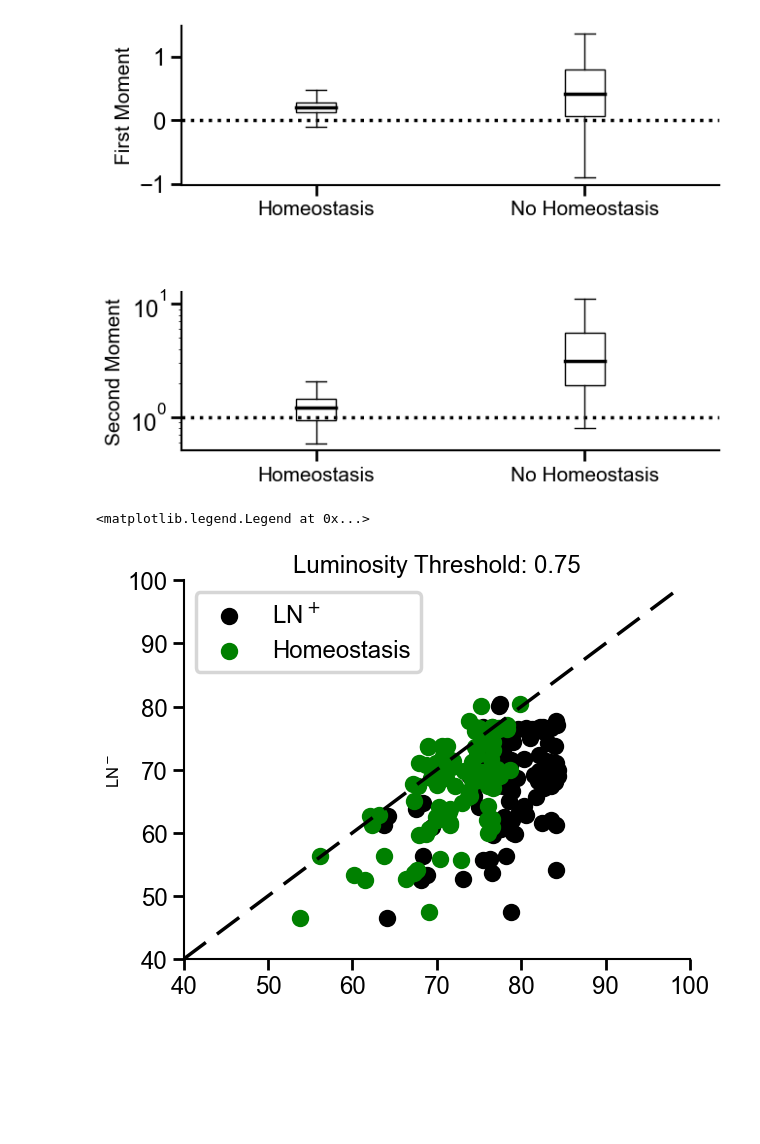
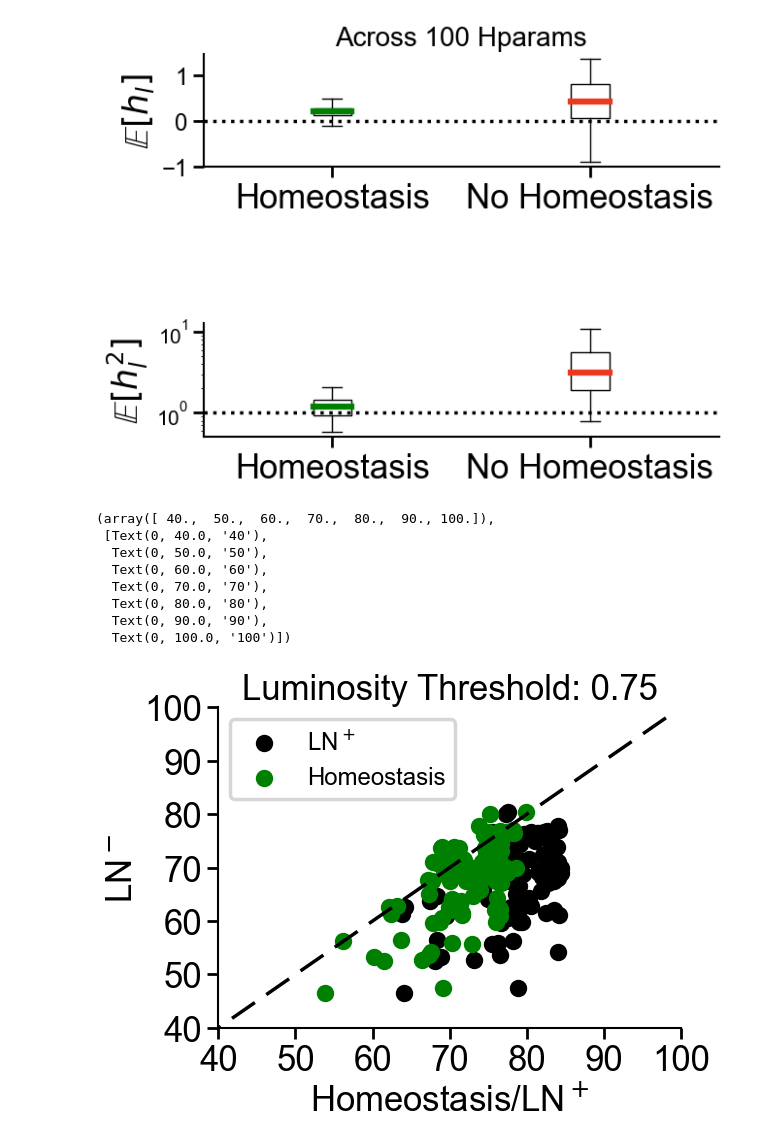
Before and after one commit to RoyHEyono/HomeostaticDANN, a Jupyter notebook: models/dense_mnist_task/notebooks/naisys_plots.ipynb, the cells around one changed output. Cells and saved outputs as stored; diff of their text form; code cells hidden in the pictures; blank space fills up the shorter version.

```diff
--- a/models/dense_mnist_task/notebooks/naisys_plots.ipynb
+++ b/models/dense_mnist_task/notebooks/naisys_plots.ipynb
@@ -96,29 +109,49 @@ var_dann.append([run_van.summary['eval_fc1_var'] for run_van in runs_dict["runs_
 var_dann.append([run_van.summary['eval_fc1_var'] for run_van in runs_dict["runs_vanilla_dann"]])
 
 
-ax1.boxplot(np.array(mu_dann).T, patch_artist=True, boxprops=dict(color='black', facecolor='none'), medianprops=dict(linestyle='-', linewidth=2.5, color='black'),
+bp1 = ax1.boxplot(np.array(mu_dann).T, patch_artist=True, boxprops=dict(color='black', facecolor='none'), medianprops=dict(linestyle='-', linewidth=2.5, color='black'),
                             showfliers=False)
 
-ax2.boxplot(np.array(var_dann).T, patch_artist=True, boxprops=dict(color='black', facecolor='none'), medianprops=dict(linestyle='-', linewidth=2.5, color='black'),
+median_colors = ["green", '#eb3920']
+
+# Iterate over each median line and set its color
+for median, color in zip(bp1['medians'], median_colors):
+    median.set_color(color)
+    median.set_linewidth(4.5)  # Set thickness
+
+bp2 = ax2.boxplot(np.array(var_dann).T, patch_artist=True, boxprops=dict(color='black', facecolor='none'), medianprops=dict(linestyle='-', linewidth=2.5, color='black'),
                             showfliers=False)
+
+median_colors = ["green", '#eb3920']
+
+# Iterate over each median line and set its color
+for median, color in zip(bp2['medians'], median_colors):
+    median.set_color(color)
+    median.set_linewidth(4.5)  # Set thickness
 
 # Create custom x-axis tick labels
 custom_xticks = ["Homeostasis", "No Homeostasis"]
 ax1.set_xticks(np.arange(1, len(custom_xticks) + 1))
-ax1.set_xticklabels(custom_xticks, fontsize=15)
+ax1.set_xticklabels(custom_xticks, fontsize=25)
 ax1.axhline(y=0, color='black', linestyle='dotted')
 ax2.set_xticks(np.arange(1, len(custom_xticks) + 1))
-ax2.set_xticklabels(custom_xticks, fontsize=15)
+ax2.set_xticklabels(custom_xticks, fontsize=25)
 ax2.axhline(y=1, color='black', linestyle='dotted')
 
-ax1.set_ylabel('First Moment', fontsize=15)
-ax2.set_ylabel('Second Moment', fontsize=15)
+ax1.set_ylabel('First Moment', fontsize=20)
+ax1.set_ylabel('$\mathbb{E}[h_l]$', fontsize=25)
+ax2.set_ylabel('Second Moment', fontsize=20)
+ax2.set_ylabel('$\mathbb{E}[h^2_l]$', fontsize=25)
 #ax.legend([bp3["medians"][0]], ['H'], loc='lower left')
 ax2.set_yscale('log')
 
+# Set larger font sizes for the tick numbers
+plt.yticks(fontsize=15)
+ax1.set_title("Across 100 Hparams", fontsize=20)
+
 gs1.tight_layout(fig, rect=[0, 0, 0.5, 1.0])
 # %% [output]
-[figure, old version]
+[figure, new version]
 # %%
 fig, ax = plt.subplots()
 
@@ -127,37 +160,48 @@ cmap = plt.get_cmap('viridis')
 
 top_n = len(runs_dict["runs_vanilla_dann"])
 
 label_flag = True
 for top in range(top_n):
 
     vanilla_dann_acc = runs_dict["runs_vanilla_dann"][top].summary['test_acc']
     for rn in runs_dict["runs_vanilla_dann_layernorm"]:
         if same_config(rn.config, runs_dict["runs_vanilla_dann"][top].config, keys=['lr', 'wd','inhib_lrs', 'momentum', 'inhib_momentum', 'homeostasis']):
             plt.scatter(rn.summary['test_acc'], vanilla_dann_acc, color="black", alpha=1, label=f"LN$^+$" if label_flag else None)
             label_flag = False
 
 label_flag = True
 for top in range(top_n):
 
     vanilla_dann_acc = runs_dict["runs_vanilla_dann"][top].summary['test_acc']
     for rn in runs_dict["runs_homeostasis"]:
         if same_config(rn.config, runs_dict["runs_vanilla_dann"][top].config, keys=['lr', 'wd','inhib_lrs', 'momentum', 'inhib_momentum']):
             plt.scatter(rn.summary['test_acc'], vanilla_dann_acc, color="green", label=f"Homeostasis" if label_flag else None)
             label_flag = False
 
 
 
 #ax.set_xlabel(f"LN$^+$")
-ax.set_ylabel("LN$^-$")
-ax.set_title(f"Luminosity Threshold: {bright_factor}")
+ax.set_xlabel("Homeostasis/LN$^+$", fontsize=25)
+ax.set_ylabel("LN$^-$", fontsize=25)
+ax.set_title(f"Luminosity Threshold: {bright_factor}", fontsize=25)
 list_line = range(100)
 ax.set_xlim(40, 100)
 ax.set_ylim(40, 100)
 ax.plot(list_line, list_line, color='black', linestyle='--')
 ax.legend()
+# Set larger font sizes for the tick numbers
+plt.xticks(fontsize=25)
+plt.yticks(fontsize=25)
 # %% [output]
-<matplotlib.legend.Legend at 0x...>
+(array([ 40.,  50.,  60.,  70.,  80.,  90., 100.]),
+ [Text(0, 40.0, '40'),
+  Text(0, 50.0, '50'),
+  Text(0, 60.0, '60'),
+  Text(0, 70.0, '70'),
+  Text(0, 80.0, '80'),
+  Text(0, 90.0, '90'),
+  Text(0, 100.0, '100')])
-[figure, old version]
+[figure, new version]
 # %%
 fig, ax = plt.subplots(figsize=(8, 4))
 brightness_factor = [0, 0.25, 0.5, 0.75]
```
Also changed, not shown: parts of 6 cells of this notebook, 2 other files.
